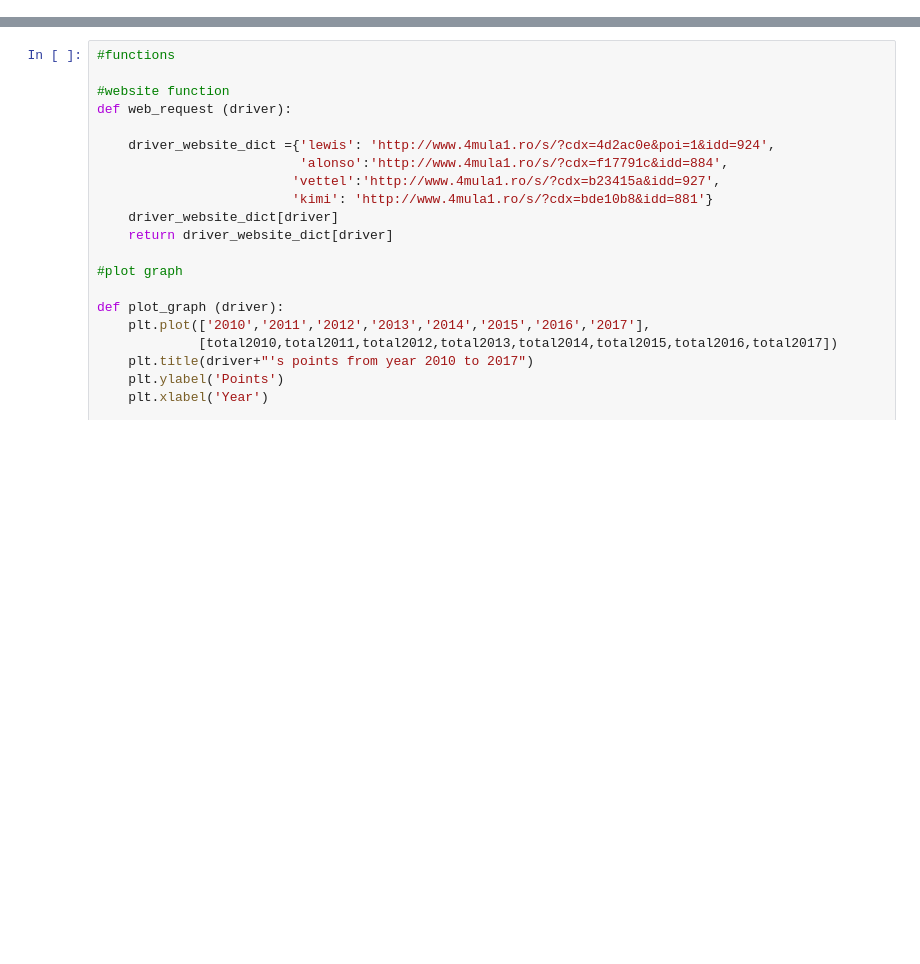
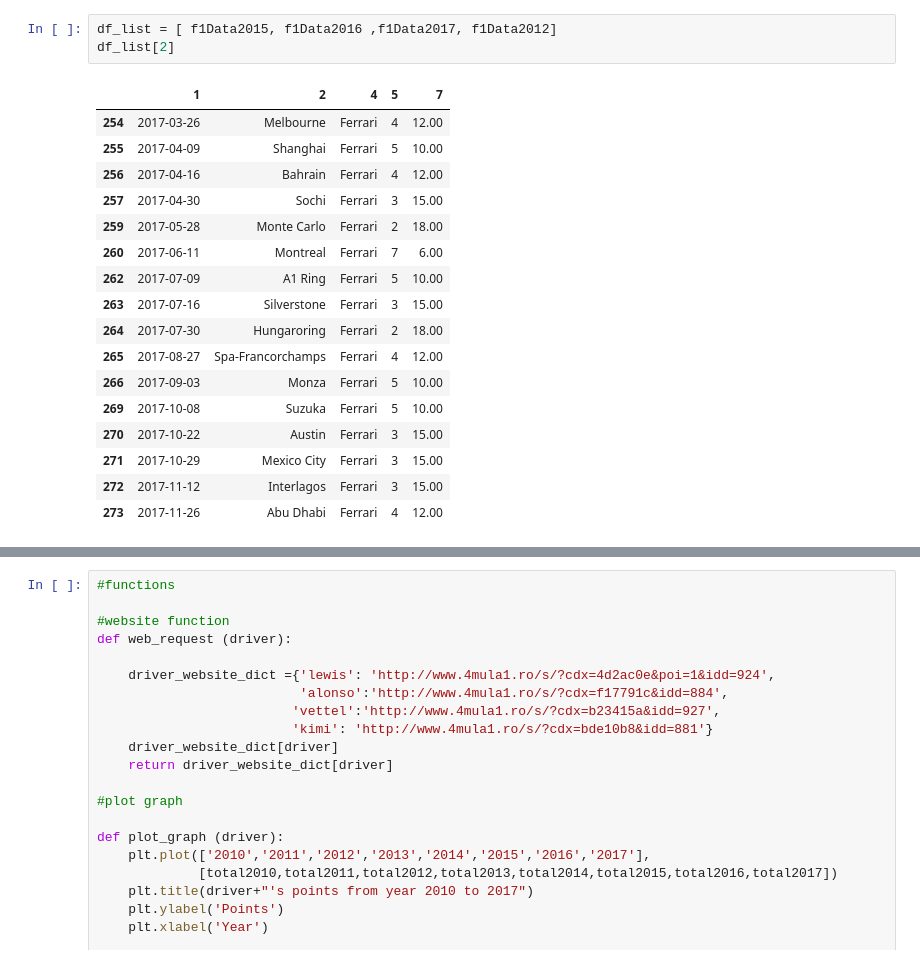
Before and after one commit to eldontsoi/Exercises, a Jupyter notebook: map and graph.ipynb, the cells around one changed output, grey strips where cells are left out. Cells and saved outputs as stored; diff of their text form; blank space fills up the shorter version.

```diff
--- a/map and graph.ipynb
+++ b/map and graph.ipynb
@@ -220,0 +666,21 @@ here are the locations vettel finished third! Hungaroring
+# %%
+df_list = [ f1Data2015, f1Data2016 ,f1Data2017, f1Data2012]
+df_list[2]
+# %% [output]
+|  | 1 | 2 | 4 | 5 | 7 |
+| 254 | 2017-03-26 | Melbourne | Ferrari | 4 | 12.00 |
+| 255 | 2017-04-09 | Shanghai | Ferrari | 5 | 10.00 |
+| 256 | 2017-04-16 | Bahrain | Ferrari | 4 | 12.00 |
+| 257 | 2017-04-30 | Sochi | Ferrari | 3 | 15.00 |
+| 259 | 2017-05-28 | Monte Carlo | Ferrari | 2 | 18.00 |
+| 260 | 2017-06-11 | Montreal | Ferrari | 7 | 6.00 |
+| 262 | 2017-07-09 | A1 Ring | Ferrari | 5 | 10.00 |
+| 263 | 2017-07-16 | Silverstone | Ferrari | 3 | 15.00 |
+| 264 | 2017-07-30 | Hungaroring | Ferrari | 2 | 18.00 |
+| 265 | 2017-08-27 | Spa-Francorchamps | Ferrari | 4 | 12.00 |
+| 266 | 2017-09-03 | Monza | Ferrari | 5 | 10.00 |
+| 269 | 2017-10-08 | Suzuka | Ferrari | 5 | 10.00 |
+| 270 | 2017-10-22 | Austin | Ferrari | 3 | 15.00 |
+| 271 | 2017-10-29 | Mexico City | Ferrari | 3 | 15.00 |
+| 272 | 2017-11-12 | Interlagos | Ferrari | 3 | 15.00 |
+| 273 | 2017-11-26 | Abu Dhabi | Ferrari | 4 | 12.00 |
```
Also changed, not shown: parts of 23 cells of this notebook, 7 other files.
